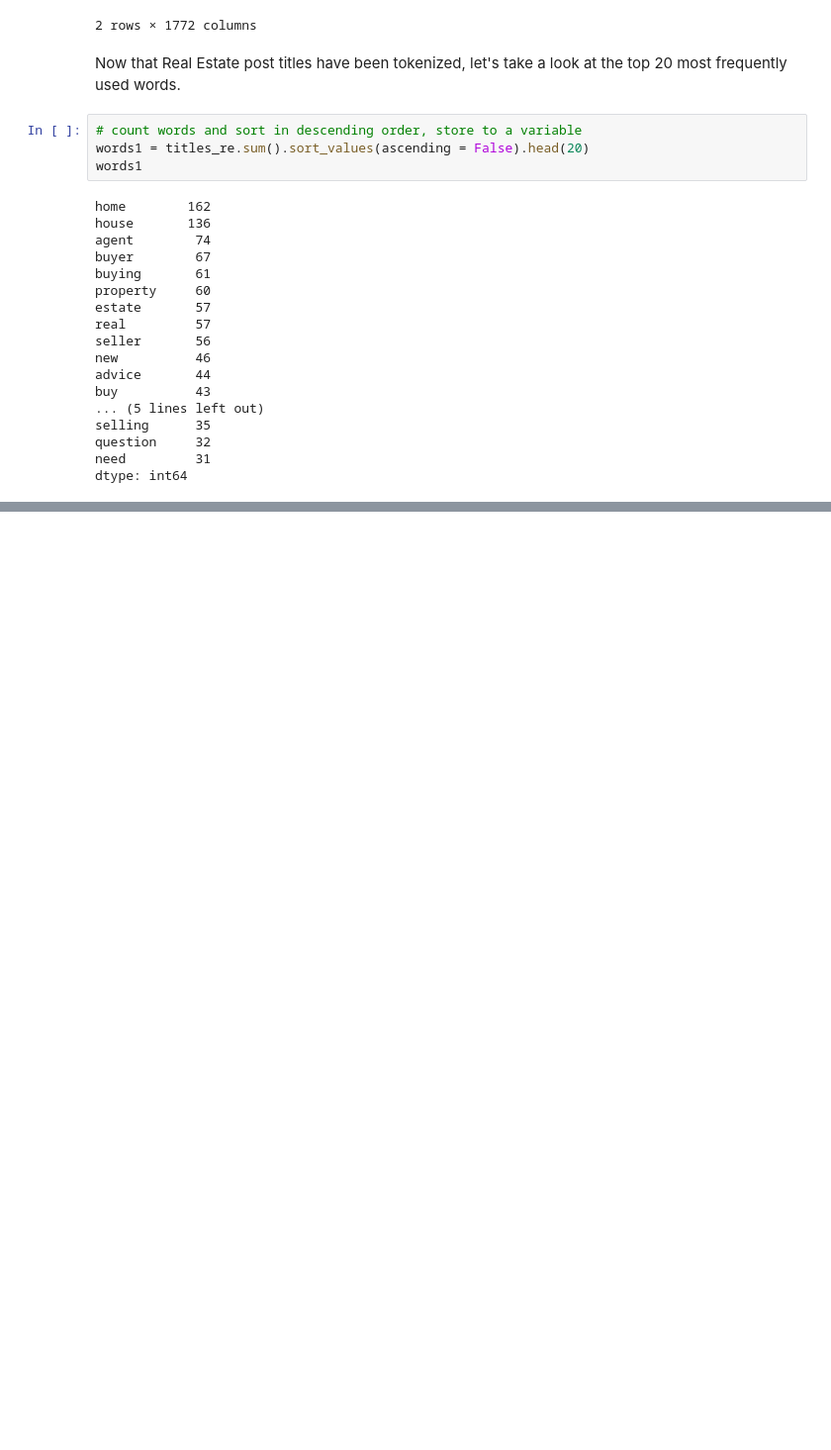
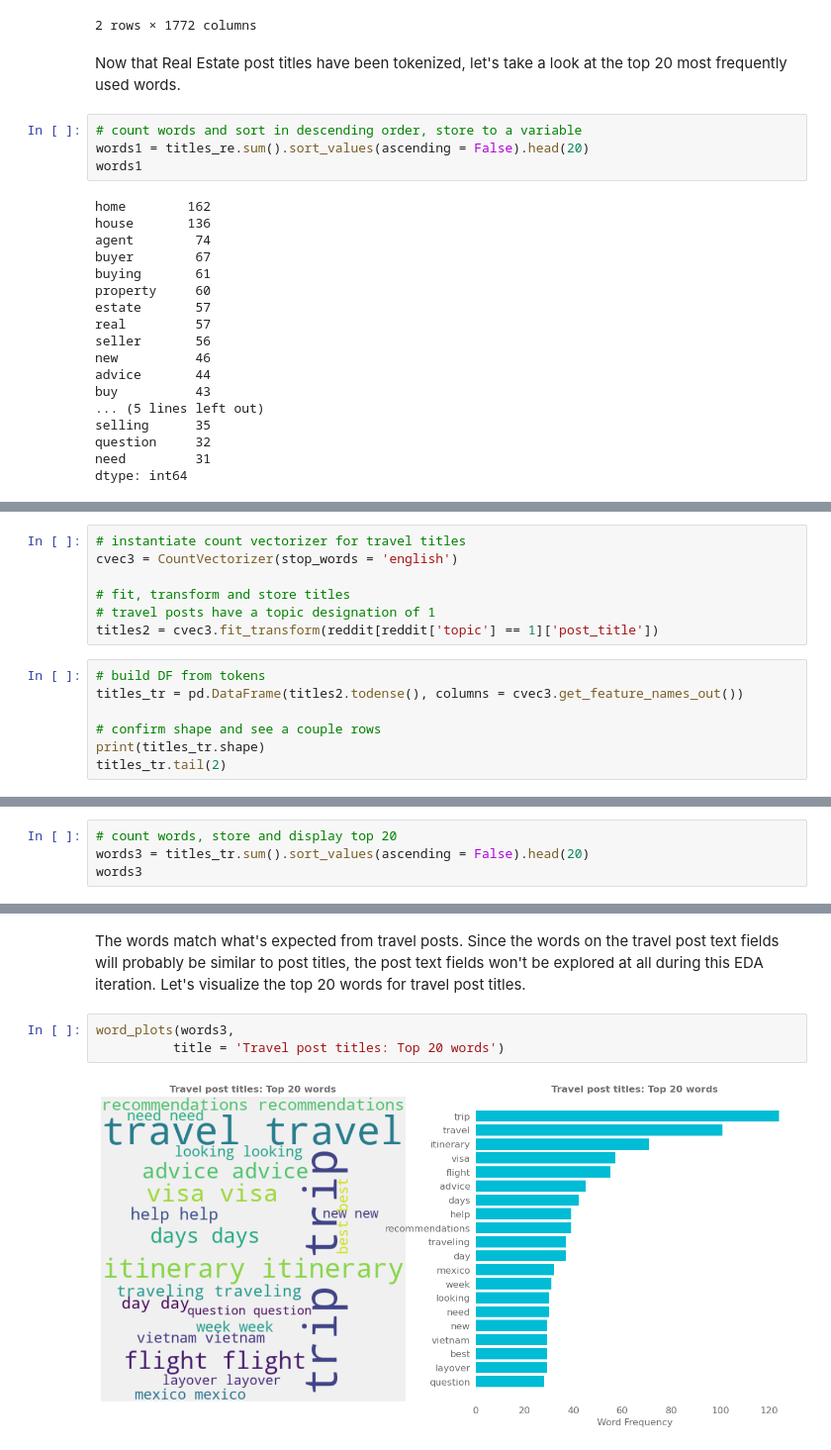
Before and after one commit to fuegoulloa/reddit-NLP-classification, a Jupyter notebook: code/02_EDA_and_Visualizations.ipynb, the cells around one changed output, grey strips where cells are left out. Shown at 99% size. Saved outputs shown, nothing was run; the diff lists cells and outputs as text; blank space fills up the shorter version.

```diff
--- a/code/02_EDA_and_Visualizations.ipynb
+++ b/code/02_EDA_and_Visualizations.ipynb
@@ -450,0 +499,14 @@ word_plots(words1)
+# %%
+# instantiate count vectorizer for travel titles
+cvec3 = CountVectorizer(stop_words = 'english')
+
+# fit, transform and store titles
+# travel posts have a topic designation of 1
+titles2 = cvec3.fit_transform(reddit[reddit['topic'] == 1]['post_title'])
+# %%
+# build DF from tokens
+titles_tr = pd.DataFrame(titles2.todense(), columns = cvec3.get_feature_names_out())
+
+# confirm shape and see a couple rows
+print(titles_tr.shape)
+titles_tr.tail(2)
@@ -450,0 +521,4 @@ word_plots(words1)
+# %%
+# count words, store and display top 20
+words3 = titles_tr.sum().sort_values(ascending = False).head(20)
+words3
@@ -450,0 +543,7 @@ word_plots(words1)
+# %% [markdown]
+The words match what's expected from travel posts.  Since the words on the travel post text fields will probably be similar to post titles, the post text fields won't be explored at all during this EDA iteration. Let's visualize the top 20 words for travel post titles.
+# %%
+word_plots(words3,
+          title = 'Travel post titles: Top 20 words')
+# %% [output]
+[figure, added]
```
Also changed, not shown: parts of 15 cells of this notebook.
